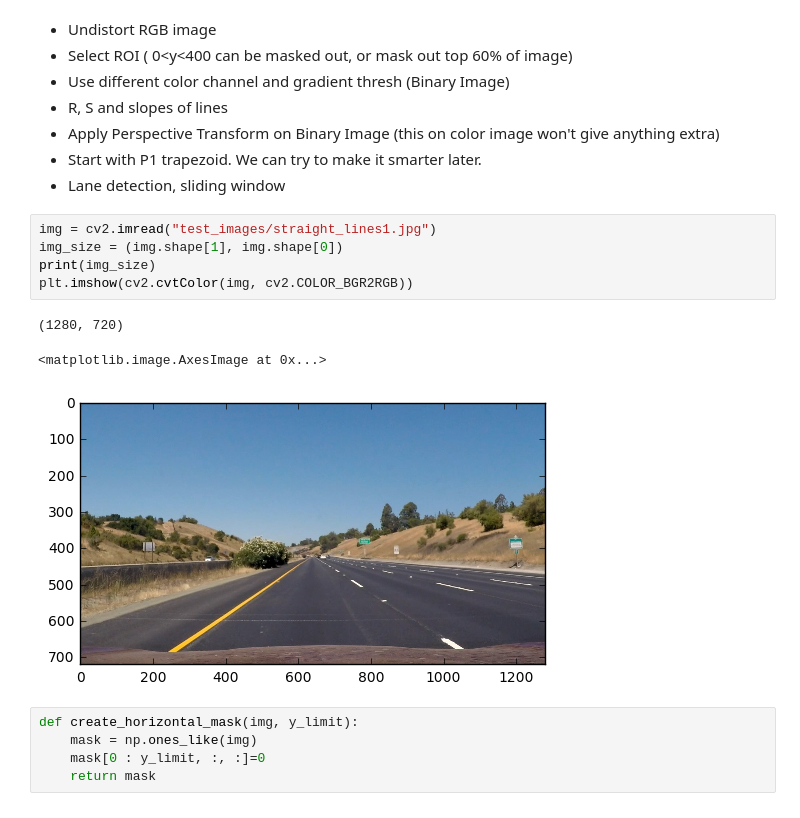
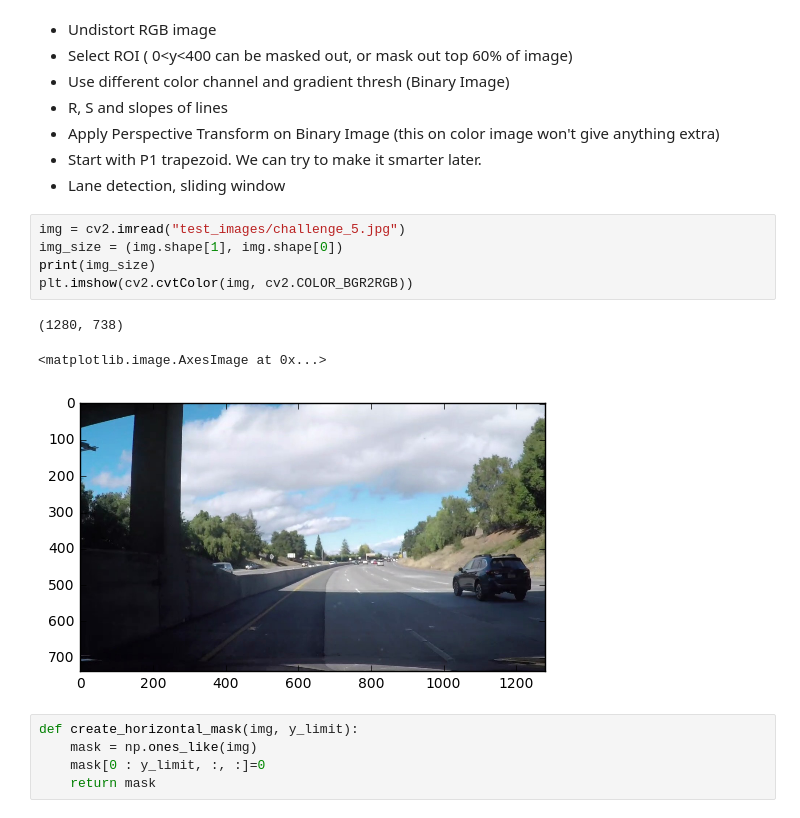
Before and after one commit to AnkurAgarwal1989/CarND-Advanced-Lane-Lines, a Jupyter notebook: ALF.ipynb, the cells around one changed output. Drawn from its saved outputs; the diff is of its cells as text.

```diff
--- a/ALF.ipynb
+++ b/ALF.ipynb
@@ -143,14 +142,14 @@ out_test1.jpg
  * Start with P1 trapezoid. We can try to make it smarter later.
 * Lane detection, sliding window
 # %%
-img = cv2.imread("test_images/straight_lines1.jpg")
+img = cv2.imread("test_images/challenge_5.jpg")
 img_size = (img.shape[1], img.shape[0])
 print(img_size)
 plt.imshow(cv2.cvtColor(img, cv2.COLOR_BGR2RGB))
 # %% [output]
-(1280, 720)
+(1280, 738)
 <matplotlib.image.AxesImage at 0x...>
-[figure, old version]
+[figure, new version]
 # %%
 def create_horizontal_mask(img, y_limit):
     mask = np.ones_like(img)
```
Also changed, not shown: parts of 6 cells of this notebook, 1 other file.
